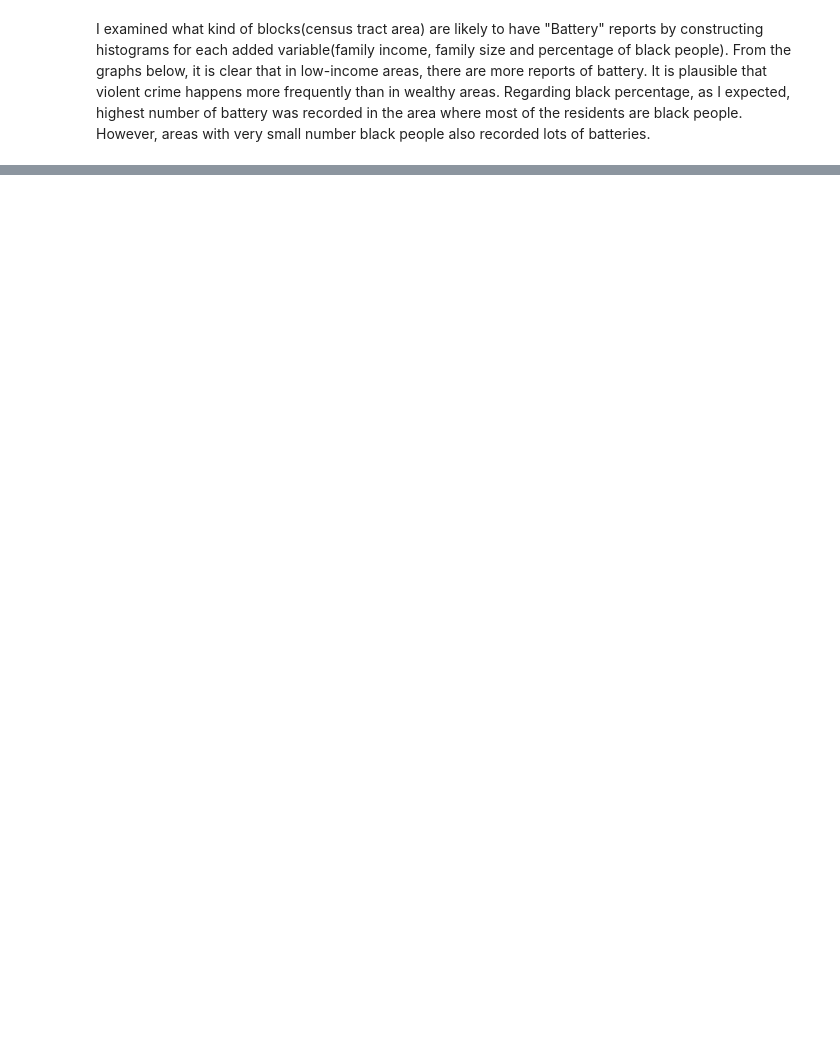
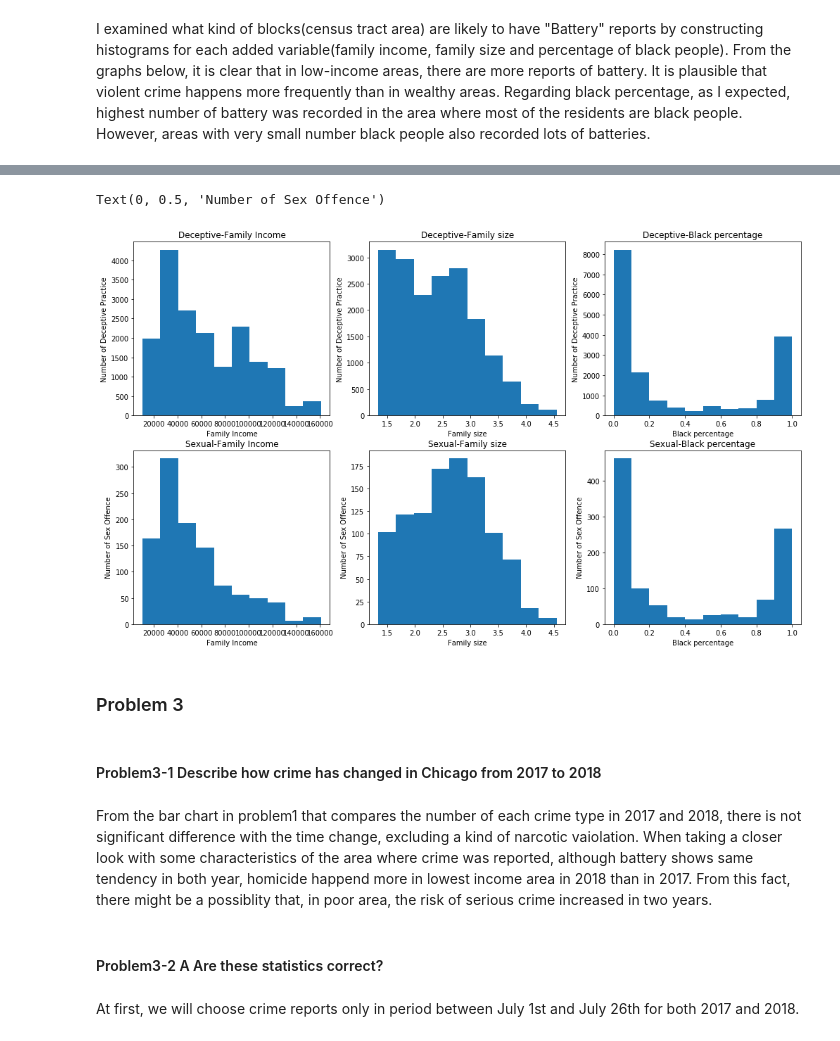
Before and after one commit to takando/Machine-learning-for-Public-Policy, a Jupyter notebook: Machine learning hw1.ipynb, the cells around one changed output, grey strips where cells are left out. Saved outputs shown, nothing was run; the diff lists cells and outputs as text; code cells hidden in the pictures; blank space fills up the shorter version.

```diff
--- a/Machine learning hw1.ipynb
+++ b/Machine learning hw1.ipynb
@@ -641,0 +390,52 @@ print('chi squared of H0 with 5 degrees of freedom p-value:', pval_h0)
+# %%
+# Choose deceprive practice and sex offence reports
+deceptive = auged_crm18["Primary Type"] == "DECEPTIVE PRACTICE"
+crm18_dec = auged_crm18[deceptive]
+
+sexual = auged_crm18["Primary Type"] == "SEX OFFENSE"
+crm18_sex = auged_crm18[sexual]
+
+# Construct histograms
+fig, axes = plt.subplots(nrows=2, ncols=3, figsize=(17,10))
+axes[0,0].hist(crm18_dec["med_inc"], bins=10)
+axes[0,0].set_title('Deceptive-Family Income')
+axes[0,0].set_xlabel('Family Income')
+axes[0,0].set_ylabel('Number of Deceptive Practice')
+
+axes[0,1].hist(crm18_dec["fam_size"], bins=10)
+axes[0,1].set_title('Deceptive-Family size')
+axes[0,1].set_xlabel('Family size')
+axes[0,1].set_ylabel('Number of Deceptive Practice')
+
+axes[0,2].hist(crm18_dec["per_blk"], bins=10)
+axes[0,2].set_title('Deceptive-Black percentage')
+axes[0,2].set_xlabel('Black percentage')
+axes[0,2].set_ylabel('Number of Deceptive Practice')
+
+axes[1,0].hist(crm18_sex["med_inc"], bins=10)
+axes[1,0].set_title('Sexual-Family Income')
+axes[1,0].set_xlabel('Family Income')
+axes[1,0].set_ylabel('Number of Sex Offence')
+
+axes[1,1].hist(crm18_sex["fam_size"], bins=10)
+axes[1,1].set_title('Sexual-Family size')
+axes[1,1].set_xlabel('Family size')
+axes[1,1].set_ylabel('Number of Sex Offence')
+
+axes[1,2].hist(crm18_sex["per_blk"], bins=10)
+axes[1,2].set_title('Sexual-Black percentage')
+axes[1,2].set_xlabel('Black percentage')
+axes[1,2].set_ylabel('Number of Sex Offence')
+# %% [output]
+Text(0, 0.5, 'Number of Sex Offence')
+[figure, added]
+# %% [markdown]
+### Problem 3
+# %% [markdown]
+#### Problem3-1 Describe how crime has changed in Chicago from 2017 to 2018
+# %% [markdown]
+From the bar chart in problem1 that compares the number of each crime type in 2017 and 2018, there is not significant difference with the time change, excluding a kind of narcotic vaiolation. When taking a closer look with some characteristics of the area where crime was reported, although battery shows same tendency in both year, homicide happend more in lowest income area in 2018 than in 2017. From this fact, there might be a possiblity that, in poor area, the risk of serious crime increased in two years.
+# %% [markdown]
+#### Problem3-2 A Are these statistics correct?
+# %% [markdown]
+At first, we will choose crime reports only in period between July 1st and July 26th for both 2017 and 2018.
```
Also changed, not shown: parts of 98 cells of this notebook.
